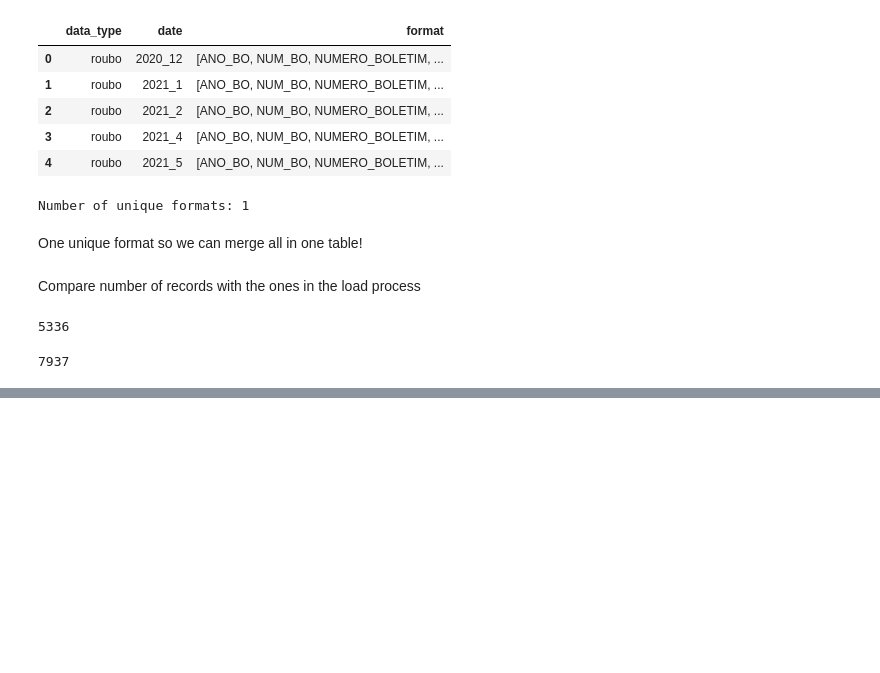
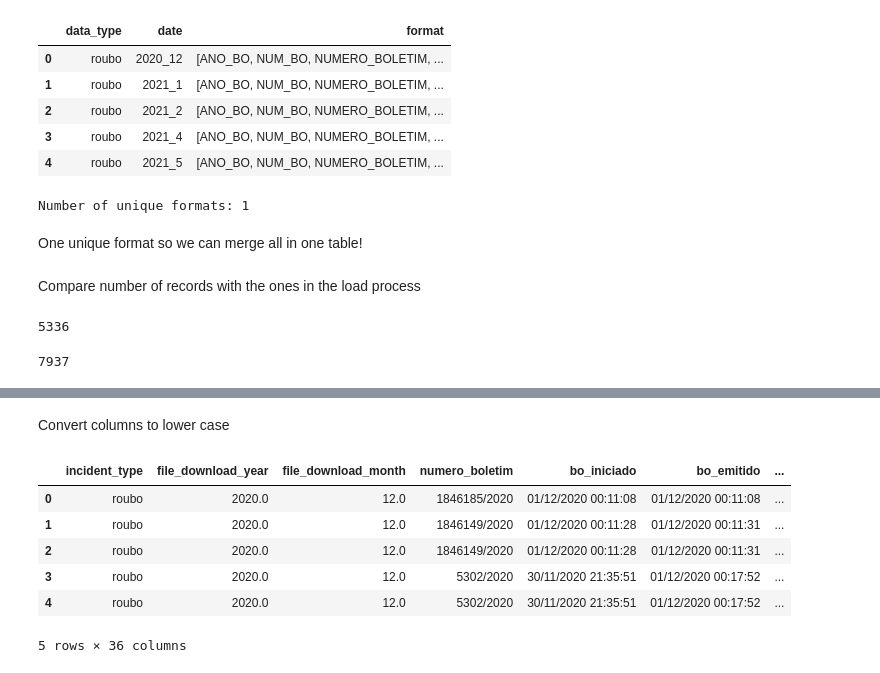
Before and after one commit to AlbertoSCF/location_data_analysis, a Jupyter notebook: 3-roubo_e_furto_data.ipynb, the cells around one changed output, grey strips where cells are left out. Drawn from its saved outputs; the diff is of its cells as text; code cells hidden in the pictures; blank space fills up the shorter version.

Commit message:
Adding otebook for the roubo e furto table

```diff
--- a/3-roubo_e_furto_data.ipynb
+++ b/3-roubo_e_furto_data.ipynb
@@ -111,0 +159,19 @@ final_data[(final_data['incident_type']=='furto') &
+# %%
+col_types = {
+    'file_download_year': float,
+    'file_download_month': float,
+    'NUMERO': float,
+    'LATITUDE': float,
+    'LONGITUDE': float,
+    'ANO_FABRICACAO': float,
+    'ANO_MODELO': float,
+
+}
+
+for col in final_data.columns:
+    if col in col_types.keys():
+        col_type = col_types[col]
+    else:
+        col_type = str
+    print(col)
+    final_data[col] = final_data[col].astype(col_type)
@@ -111,0 +196,13 @@ final_data[(final_data['incident_type']=='furto') &
+# %% [markdown]
+Convert columns to lower case
+# %%
+final_data = final_data.rename(columns={col:col.lower() for col in final_data.columns}).reset_index().drop(columns='index')
+final_data.head()
+# %% [output]
+|  | incident_type | file_download_year | file_download_month | numero_boletim | bo_iniciado | bo_emitido | ... |
+| 0 | roubo | 2020.0 | 12.0 | 1846185/2020 | 01/12/2020 00:11:08 | 01/12/2020 00:11:08 | ... |
+| 1 | roubo | 2020.0 | 12.0 | 1846149/2020 | 01/12/2020 00:11:28 | 01/12/2020 00:11:31 | ... |
+| 2 | roubo | 2020.0 | 12.0 | 1846149/2020 | 01/12/2020 00:11:28 | 01/12/2020 00:11:31 | ... |
+| 3 | roubo | 2020.0 | 12.0 | 5302/2020 | 30/11/2020 21:35:51 | 01/12/2020 00:17:52 | ... |
+| 4 | roubo | 2020.0 | 12.0 | 5302/2020 | 30/11/2020 21:35:51 | 01/12/2020 00:17:52 | ... |
+5 rows × 36 columns
```
Also changed, not shown: parts of 16 cells of this notebook.
